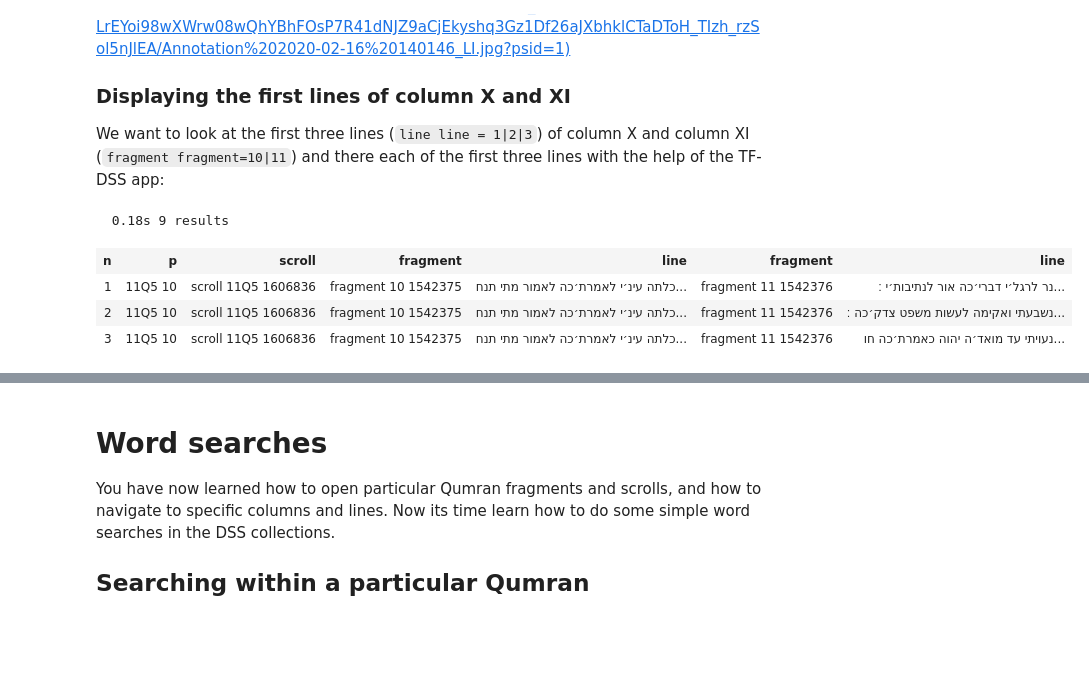
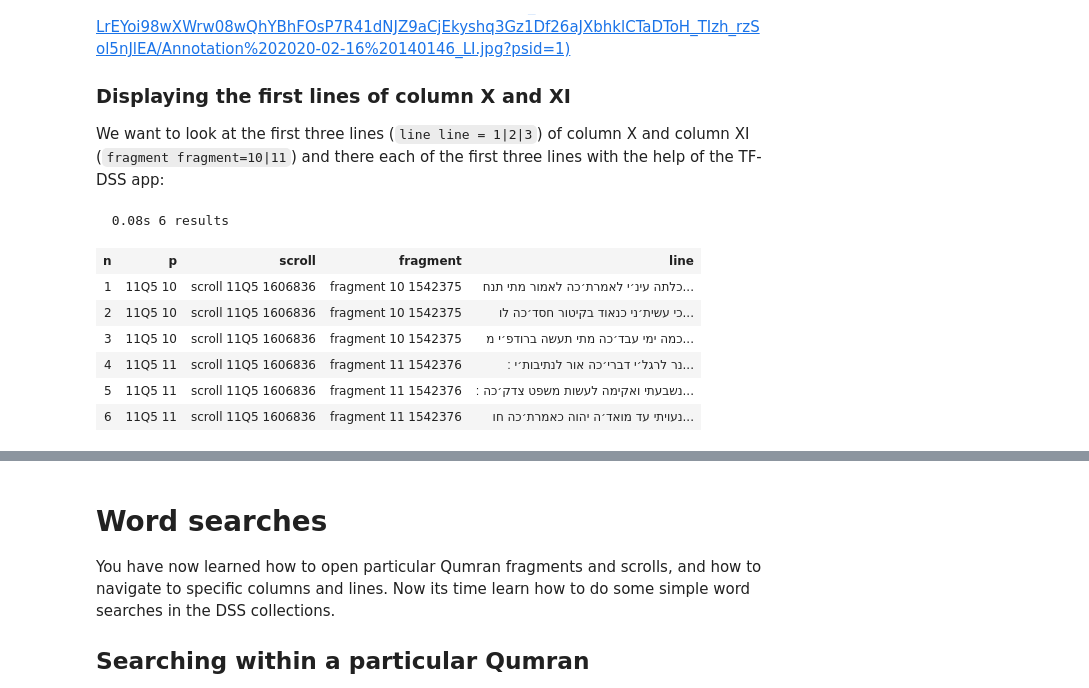
Before and after one commit to oliverglanz/Text-Fabric, a Jupyter notebook: profNBs/0000_ETCBC-TF_DSS_0000_start_o.glanz.ipynb, the cells around one changed output, grey strips where cells are left out. Drawn from its saved outputs; the diff is of its cells as text; code cells hidden in the pictures; blank space fills up the shorter version.

```diff
--- a/profNBs/0000_ETCBC-TF_DSS_0000_start_o.glanz.ipynb
+++ b/profNBs/0000_ETCBC-TF_DSS_0000_start_o.glanz.ipynb
@@ -277,22 +273,22 @@ We want to look at the first three lines (`line line = 1|2|3`) of column X and c
 # %%
 FirstLineOf11QpsalmsA ='''
 scroll scroll=11Q5
-    col10:fragment fragment=10
+    col10:fragment fragment=10|11
         line line=1|2|3
-    col11:fragment fragment=11
-        line line=1|2|3
-col10 <: col11
 '''
 FirstLineOf11QpsalmsA=A.search(FirstLineOf11QpsalmsA)
 # %% [output]
-  0.18s 9 results
+  0.08s 6 results
 # %%
-A.table(FirstLineOf11QpsalmsA, start=1, end=3, withNodes=True, colorMap={3: 'magenta'}, fmt='layout-orig-full')
+A.table(FirstLineOf11QpsalmsA, start=1, end=6, withNodes=True, colorMap={3: 'magenta'}, fmt='layout-orig-full')
 # %% [output]
-| n | p | scroll | fragment | line | fragment | line |
-| 1 | 11Q5 10 | scroll 11Q5 1606836 | fragment 10 1542375 | כלתה עינ׳י לאמרת׳כה לאמור מתי תנח... | fragment 11 1542376 | נר לרגל׳י דברי׳כה אור לנתיבות׳י ׃... |
-| 2 | 11Q5 10 | scroll 11Q5 1606836 | fragment 10 1542375 | כלתה עינ׳י לאמרת׳כה לאמור מתי תנח... | fragment 11 1542376 | נשבעתי ואקימה לעשות משפט צדק׳כה ׃... |
-| 3 | 11Q5 10 | scroll 11Q5 1606836 | fragment 10 1542375 | כלתה עינ׳י לאמרת׳כה לאמור מתי תנח... | fragment 11 1542376 | נעויתי עד מואד׳ה יהוה כאמרת׳כה חו... |
+| n | p | scroll | fragment | line |
+| 1 | 11Q5 10 | scroll 11Q5 1606836 | fragment 10 1542375 | כלתה עינ׳י לאמרת׳כה לאמור מתי תנח... |
+| 2 | 11Q5 10 | scroll 11Q5 1606836 | fragment 10 1542375 | כי עשית׳ני כנאוד בקיטור חסד׳כה לו... |
+| 3 | 11Q5 10 | scroll 11Q5 1606836 | fragment 10 1542375 | כמה ימי עבד׳כה מתי תעשה ברודפ׳י מ... |
+| 4 | 11Q5 11 | scroll 11Q5 1606836 | fragment 11 1542376 | נר לרגל׳י דברי׳כה אור לנתיבות׳י ׃... |
+| 5 | 11Q5 11 | scroll 11Q5 1606836 | fragment 11 1542376 | נשבעתי ואקימה לעשות משפט צדק׳כה ׃... |
+| 6 | 11Q5 11 | scroll 11Q5 1606836 | fragment 11 1542376 | נעויתי עד מואד׳ה יהוה כאמרת׳כה חו... |
 # %% [markdown]
 What we see is the text of Psa 119:82-84 (column X, line 1-3) and Psa 119:105-107 (column XI, line 1-3).
 
```
Also changed, not shown: parts of 9 cells of this notebook.
